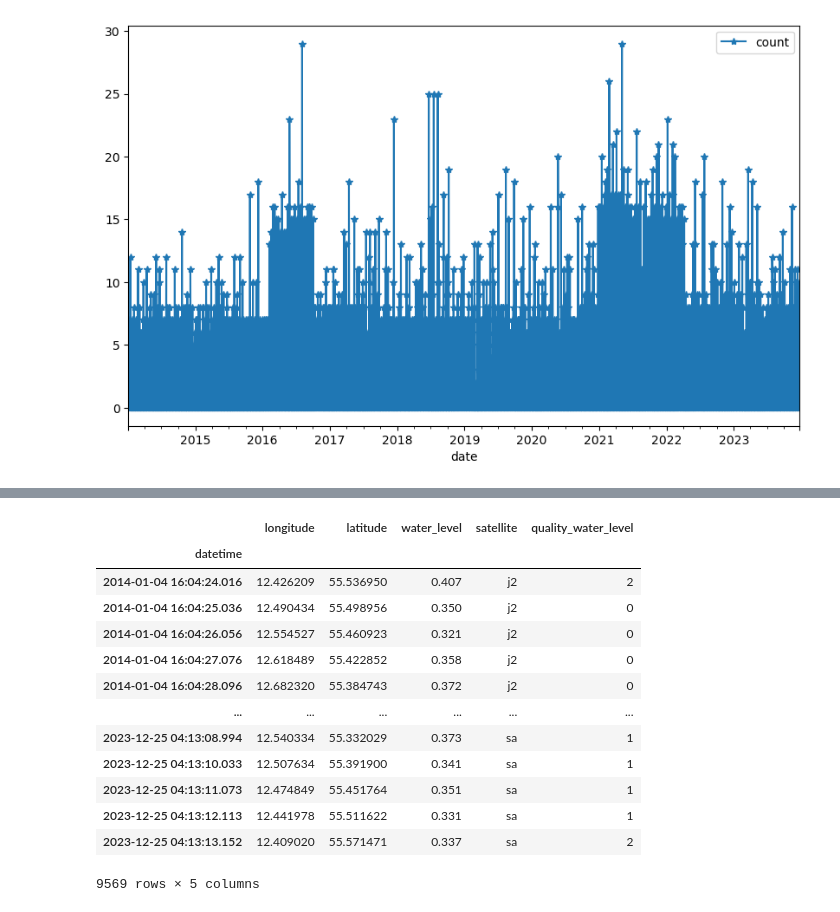
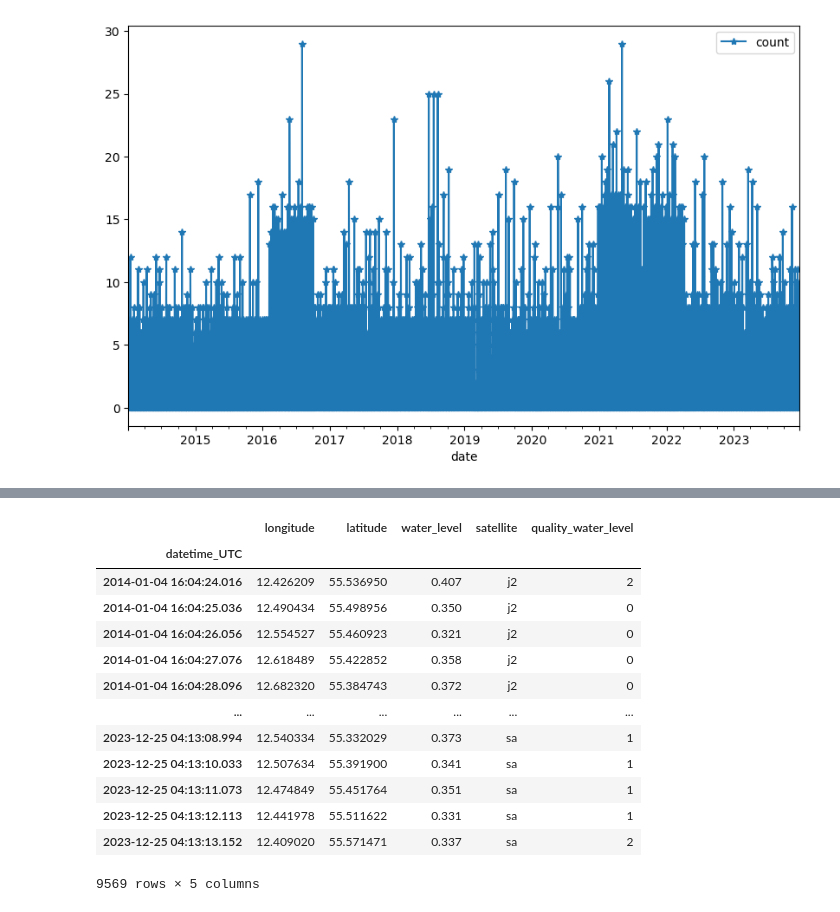
Before and after one commit to DHI/WaterBench-MIKE21HD-Oresund, a Jupyter notebook: .preprocessing/preprocess_altimetry.ipynb, the cells around one changed output, grey strips where cells are left out. Cells and saved outputs as stored; diff of their text form; code cells hidden in the pictures.

```diff
--- a/.preprocessing/preprocess_altimetry.ipynb
+++ b/.preprocessing/preprocess_altimetry.ipynb
@@ -64,10 +64,11 @@ Succesfully retrieved 9569 records from API in 8.28 seconds
 # %%
 # Take relevant data
 wl_df = data.df.loc[:,["longitude","latitude","water_level","satellite","quality_water_level"]]
+wl_df.index.names = ['datetime_UTC']
 wl_df
 # %% [output]
 |  | longitude | latitude | water_level | satellite | quality_water_level |
-| datetime |  |  |  |  |  |
+| datetime_UTC |  |  |  |  |  |
 | 2014-01-04 16:04:24.016 | 12.426209 | 55.536950 | 0.407 | j2 | 2 |
 | 2014-01-04 16:04:25.036 | 12.490434 | 55.498956 | 0.350 | j2 | 0 |
 | 2014-01-04 16:04:26.056 | 12.554527 | 55.460923 | 0.321 | j2 | 0 |
```
Also changed, not shown: parts of 4 cells of this notebook, 7 other files.
